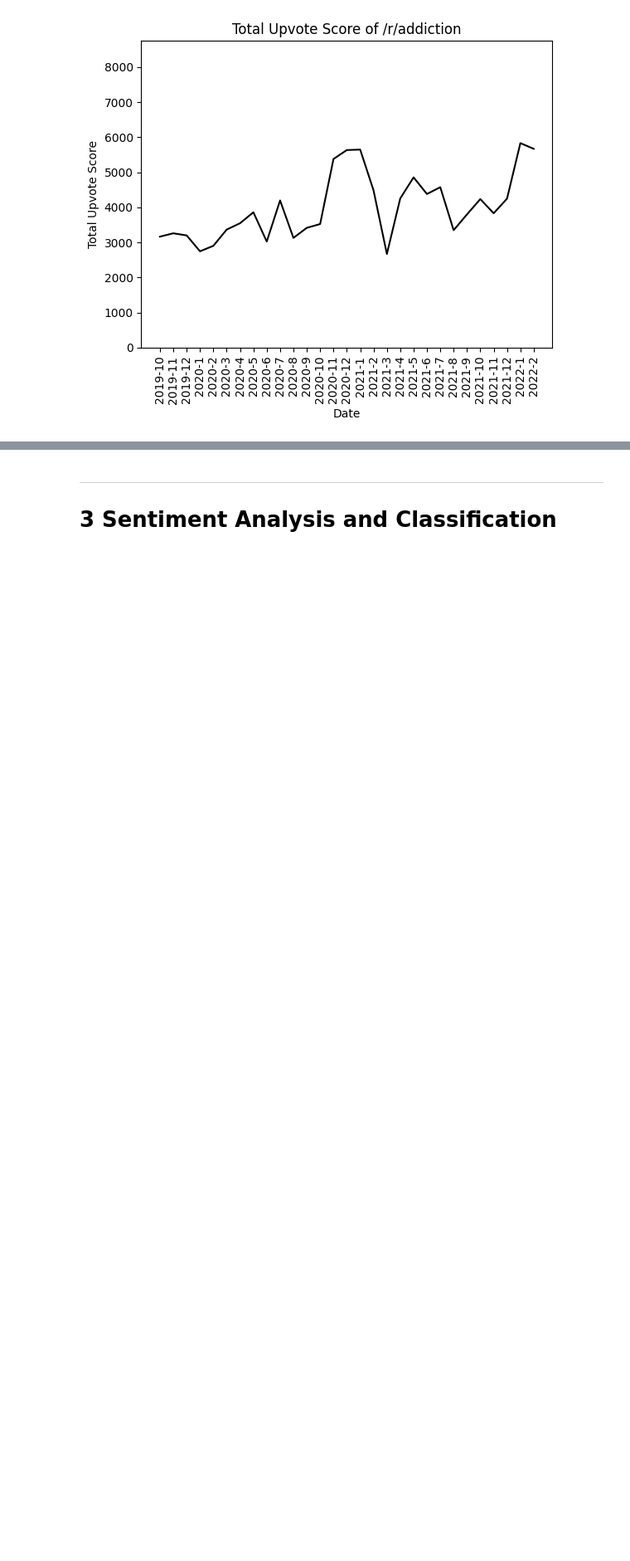
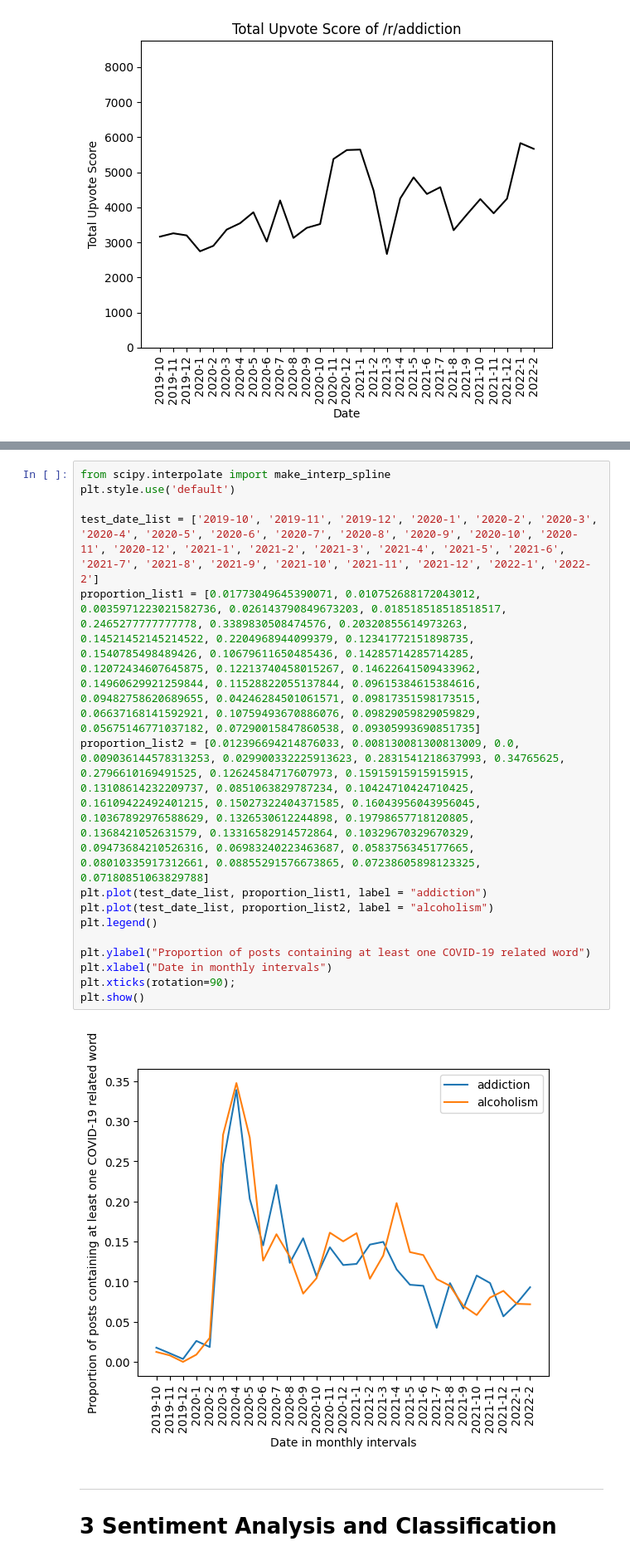
Before and after one commit to zeyad-mansour/reddit-sentiment-analysis, a Jupyter notebook: notebook.ipynb, the cells around one changed output, grey strips where cells are left out. Shown: that part at 83% size. Drawn from its saved outputs; the diff is of its cells as text; blank space fills up the shorter version.

```diff
--- a/notebook.ipynb
+++ b/notebook.ipynb
@@ -297,3 +380,20 @@ We define a list of COVID-19 related tokens to see how mention of COVID-19 has v
+# %%
+from scipy.interpolate import make_interp_spline
+plt.style.use('default')
+
+test_date_list = ['2019-10', '2019-11', '2019-12', '2020-1', '2020-2', '2020-3', '2020-4', '2020-5', '2020-6', '2020-7', '2020-8', '2020-9', '2020-10', '2020-11', '2020-12', '2021-1', '2021-2', '2021-3', '2021-4', '2021-5', '2021-6', '2021-7', '2021-8', '2021-9', '2021-10', '2021-11', '2021-12', '2022-1', '2022-2']
+proportion_list1 = [0.01773049645390071, 0.010752688172043012, 0.0035971223021582736, 0.026143790849673203, 0.018518518518518517, 0.2465277777777778, 0.3389830508474576, 0.20320855614973263, 0.14521452145214522, 0.2204968944099379, 0.12341772151898735, 0.1540785498489426, 0.10679611650485436, 0.14285714285714285, 0.12072434607645875, 0.12213740458015267, 0.14622641509433962, 0.14960629921259844, 0.11528822055137844, 0.09615384615384616, 0.09482758620689655, 0.04246284501061571, 0.09817351598173515, 0.06637168141592921, 0.10759493670886076, 0.09829059829059829, 0.05675146771037182, 0.07290015847860538, 0.09305993690851735]
+proportion_list2 = [0.012396694214876033, 0.008130081300813009, 0.0, 0.009036144578313253, 0.029900332225913623, 0.2831541218637993, 0.34765625, 0.2796610169491525, 0.12624584717607973, 0.15915915915915915, 0.13108614232209737, 0.0851063829787234, 0.10424710424710425, 0.16109422492401215, 0.15027322404371585, 0.16043956043956045, 0.10367892976588629, 0.1326530612244898, 0.19798657718120805, 0.1368421052631579, 0.13316582914572864, 0.10329670329670329, 0.09473684210526316, 0.06983240223463687, 0.0583756345177665, 0.08010335917312661, 0.08855291576673865, 0.07238605898123325, 0.07180851063829788]
+plt.plot(test_date_list, proportion_list1, label = "addiction")
+plt.plot(test_date_list, proportion_list2, label = "alcoholism")
+plt.legend()
+
+plt.ylabel("Proportion of posts containing at least one COVID-19 related word")
+plt.xlabel("Date in monthly intervals")
+plt.xticks(rotation=90);
+plt.show()
+# %% [output]
+[figure, added]
 # %% [markdown]
 <hr>
 
```
Also changed, not shown: parts of 13 cells of this notebook, 1 other file.
